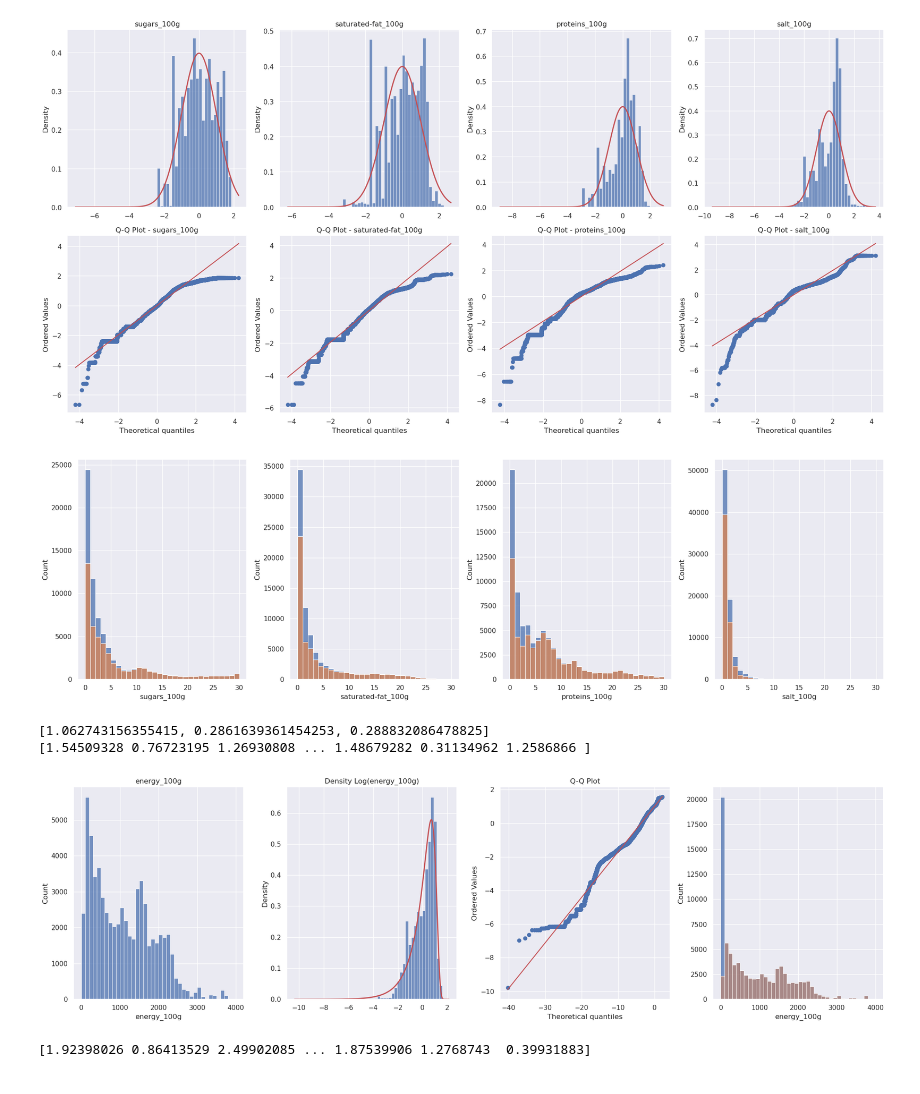
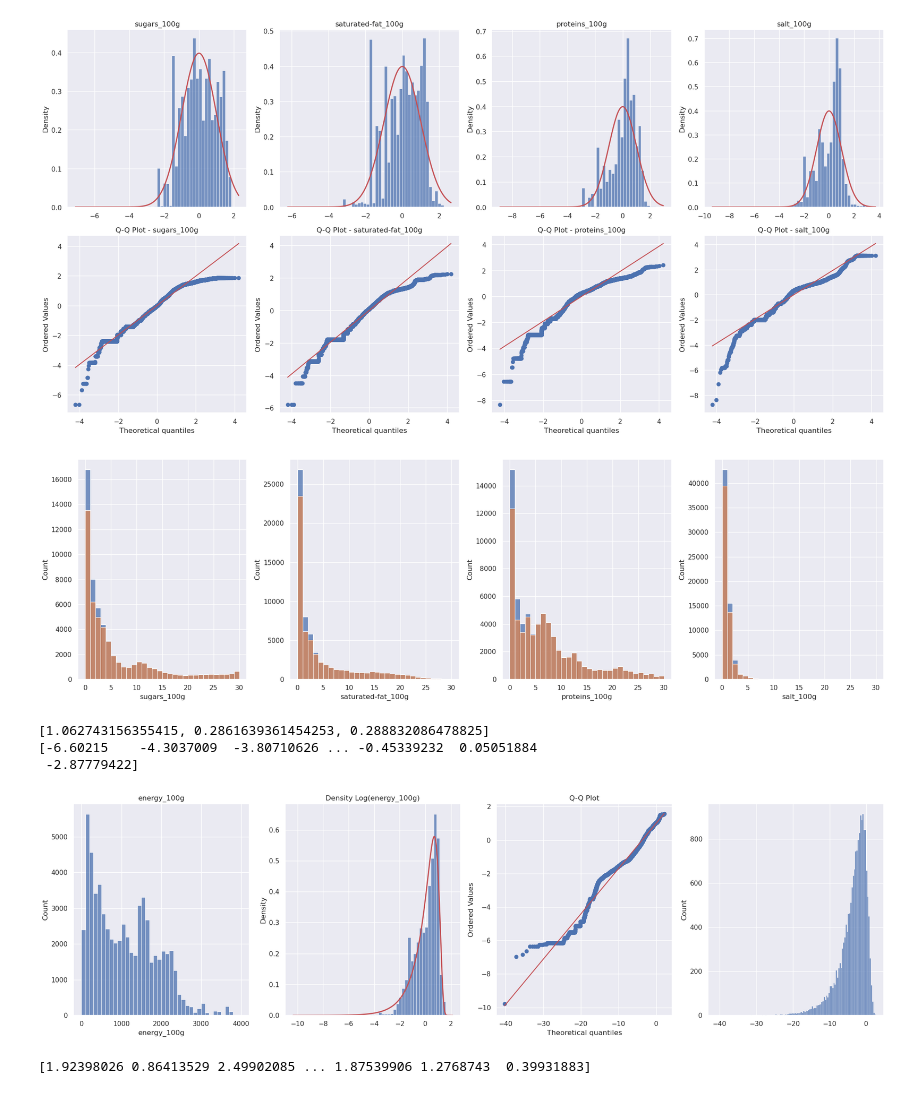
Before and after one commit to vicmcl/open_food_facts, a Jupyter notebook: src/notebook.ipynb, the cells around one changed output. Drawn from its saved outputs; the diff is of its cells as text; code cells hidden in the pictures.

Commit message:
StandardScaler implemented

```diff
--- a/src/notebook.ipynb
+++ b/src/notebook.ipynb
@@ -424,7 +429,9 @@ for i, label in enumerate(numerical_data_100g):
     fig.add_subplot(1, 4, i + 1)
     n_miss = n_missing(selected_data[label])
 
-    reverse_transform = np.exp((norm.rvs(mu, std, size=n_miss)) * std + mu)
+    new_data = norm.rvs(*params, size=n_miss)
+
+    reverse_transform = scaler.inverse_transform(new_data.reshape(-1, 1)).flatten()
     missing_indices = selected_data[label].index[selected_data[label].isna()]
     imputed_series = selected_data[label].copy()
     imputed_series[missing_indices] = reverse_transform
@@ -434,7 +441,7 @@ for i, label in enumerate(numerical_data_100g):
 plt.tight_layout()
 plt.show()
 # %% [output]
-[figure, old version]
+[figure, new version]
 # %%
 fig = plt.figure(figsize=(20, 6))
 
@@ -445,45 +452,46 @@ plt.title('energy_100g')
 # -------------------------------------------------------------------------------------- #
 
 fig.add_subplot(142)
-standardized_energy = scale(bounded_energy.apply(np.log))
-sns.histplot(standardized_energy, stat="density", bins=50)
+scaled_energy = scale(bounded_energy.apply(np.log))
+sns.histplot(scaled_energy, stat="density", bins=50)
 
 xmin, xmax = plt.xlim()
 x_values = np.linspace(xmin, xmax, 100000)
-c_, loc_, scale_ = loggamma.fit(standardized_energy)
+c_, loc_, scale_ = loggamma.fit(scaled_energy)
 print([loc_, c_, scale_])
 n_prob = loggamma.pdf(x_values, c_, loc_, scale_)
 plt.plot(x_values, n_prob, "r", linewidth=2)
 plt.title('Density Log(energy_100g)')
 
 # -------------------------------------------------------------------------------------- #
 
-probplot(standardized_energy, sparams=(c_,), dist=loggamma, plot=fig.add_subplot(143))
+probplot(scaled_energy, sparams=(c_,), dist=loggamma, plot=fig.add_subplot(143))
 plt.title('Q-Q Plot')
 
 # -------------------------------------------------------------------------------------- #
 
 fig.add_subplot(144)
-mvn_energy = n_missing(selected_data['energy_100g'])
-mu_energy, std_energy = np.mean(bounded_energy), np.std(bounded_energy)
+n_miss_energy = n_missing(selected_data['energy_100g'])
 
-reverse_loggamma = np.exp(loggamma.rvs(loc_, c_, scale_, size=mvn_energy) * std + mu)
+reverse_loggamma = loggamma.rvs(c_, scale_, loc_, size=n_miss_energy)
+sns.histplot(reverse_loggamma)
 print(reverse_loggamma)
 
 c_imp = ContinuousImputer(reverse_loggamma)
 imputed_energy = c_imp.fit_transform(selected_data['energy_100g'])
 
-sns.histplot(imputed_energy, bins=40, binrange=[0, 4000])
-sns.histplot(bounded_energy, bins=40, binrange=[0, 4000], alpha=0.5)
+#sns.histplot(imputed_energy, bins=40, binrange=[0, 4000])
+#sns.histplot(bounded_energy, bins=40, binrange=[0, 4000], alpha=0.5)
 
 # -------------------------------------------------------------------------------------- #
 
 plt.tight_layout()
 plt.show()
 # %% [output]
 [1.062743156355415, 0.2861639361454253, 0.288832086478825]
-[1.54509328 0.76723195 1.26930808 ... 1.48679282 0.31134962 1.2586866 ]
+[-6.60215    -4.3037009  -3.80710626 ... -0.45339232  0.05051884
+ -2.87779422]
-[figure, old version]
+[figure, new version]
 # %%
 fig, ax = plt.subplots()
 
```
Also changed, not shown: parts of 1 cell of this notebook.
